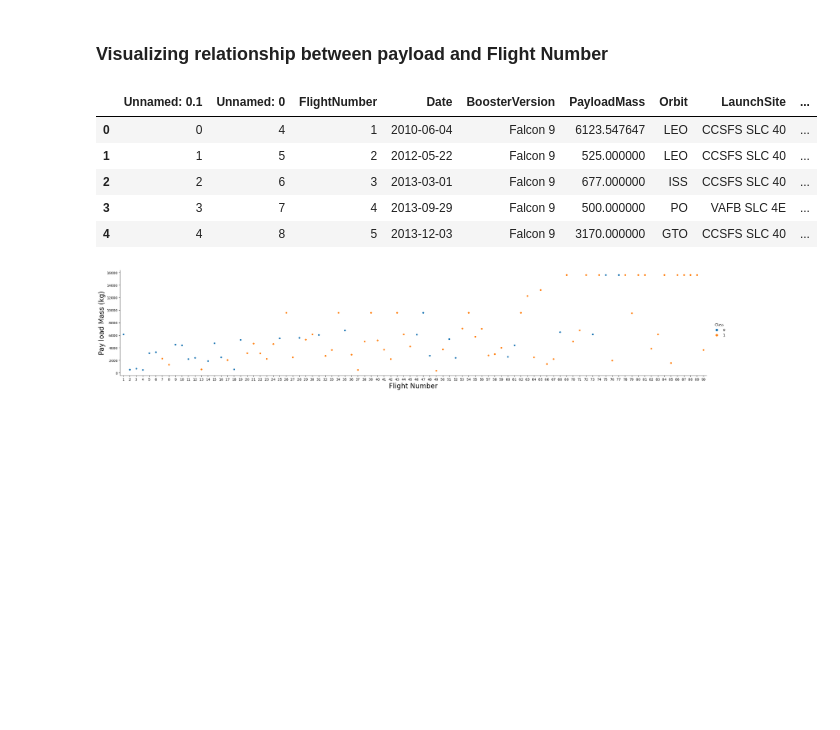
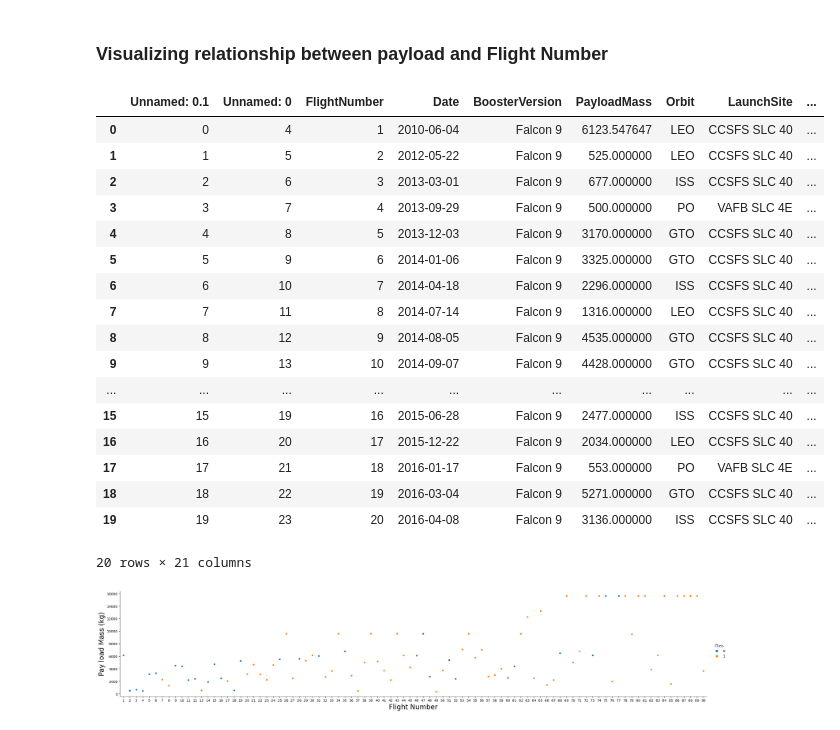
Before and after one commit to MouradOuzziki/SpaceX-Falcon9-Landing-Prediction, a Jupyter notebook: notebooks/Exploratory_Data_Analysis.ipynb, the cells around one changed output. Saved outputs shown, nothing was run; the diff lists cells and outputs as text; code cells hidden in the pictures; blank space fills up the shorter version.

```diff
--- a/notebooks/Exploratory_Data_Analysis.ipynb
+++ b/notebooks/Exploratory_Data_Analysis.ipynb
@@ -11,14 +11,26 @@ import pandas as pd
 # Reading the CSV file
 data = pd.read_csv('../data/processed/DataProcessed.csv')
 # %%
-data.head()
+data.head(20)
 # %% [output]
 |  | Unnamed: 0.1 | Unnamed: 0 | FlightNumber | Date | BoosterVersion | PayloadMass | Orbit | LaunchSite | ... |
 | 0 | 0 | 4 | 1 | 2010-06-04 | Falcon 9 | 6123.547647 | LEO | CCSFS SLC 40 | ... |
 | 1 | 1 | 5 | 2 | 2012-05-22 | Falcon 9 | 525.000000 | LEO | CCSFS SLC 40 | ... |
 | 2 | 2 | 6 | 3 | 2013-03-01 | Falcon 9 | 677.000000 | ISS | CCSFS SLC 40 | ... |
 | 3 | 3 | 7 | 4 | 2013-09-29 | Falcon 9 | 500.000000 | PO | VAFB SLC 4E | ... |
 | 4 | 4 | 8 | 5 | 2013-12-03 | Falcon 9 | 3170.000000 | GTO | CCSFS SLC 40 | ... |
+| 5 | 5 | 9 | 6 | 2014-01-06 | Falcon 9 | 3325.000000 | GTO | CCSFS SLC 40 | ... |
+| 6 | 6 | 10 | 7 | 2014-04-18 | Falcon 9 | 2296.000000 | ISS | CCSFS SLC 40 | ... |
+| 7 | 7 | 11 | 8 | 2014-07-14 | Falcon 9 | 1316.000000 | LEO | CCSFS SLC 40 | ... |
+| 8 | 8 | 12 | 9 | 2014-08-05 | Falcon 9 | 4535.000000 | GTO | CCSFS SLC 40 | ... |
+| 9 | 9 | 13 | 10 | 2014-09-07 | Falcon 9 | 4428.000000 | GTO | CCSFS SLC 40 | ... |
+| ... | ... | ... | ... | ... | ... | ... | ... | ... | ... |
+| 15 | 15 | 19 | 16 | 2015-06-28 | Falcon 9 | 2477.000000 | ISS | CCSFS SLC 40 | ... |
+| 16 | 16 | 20 | 17 | 2015-12-22 | Falcon 9 | 2034.000000 | LEO | CCSFS SLC 40 | ... |
+| 17 | 17 | 21 | 18 | 2016-01-17 | Falcon 9 | 553.000000 | PO | VAFB SLC 4E | ... |
+| 18 | 18 | 22 | 19 | 2016-03-04 | Falcon 9 | 5271.000000 | GTO | CCSFS SLC 40 | ... |
+| 19 | 19 | 23 | 20 | 2016-04-08 | Falcon 9 | 3136.000000 | ISS | CCSFS SLC 40 | ... |
+20 rows × 21 columns
 # %%
 sns.catplot(y="PayloadMass", x="FlightNumber", hue="Class", data=data, aspect = 5)
 plt.xlabel("Flight Number",fontsize=20)
```
Also changed, not shown: 13 other files.
